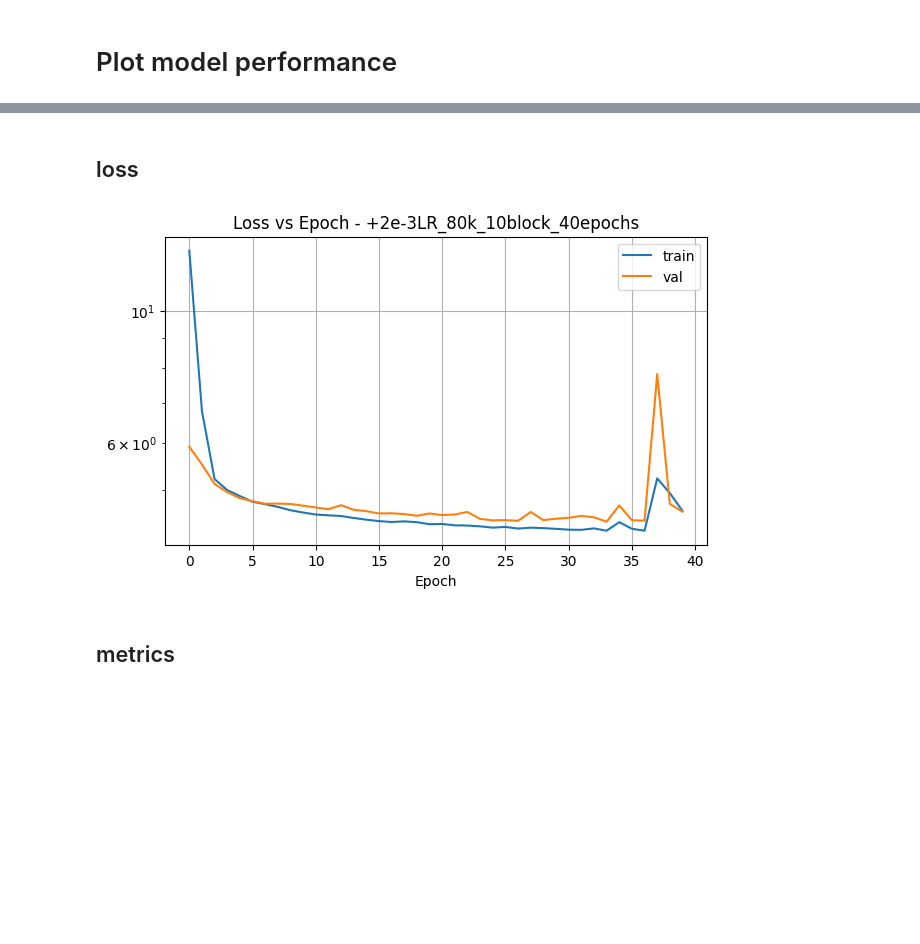
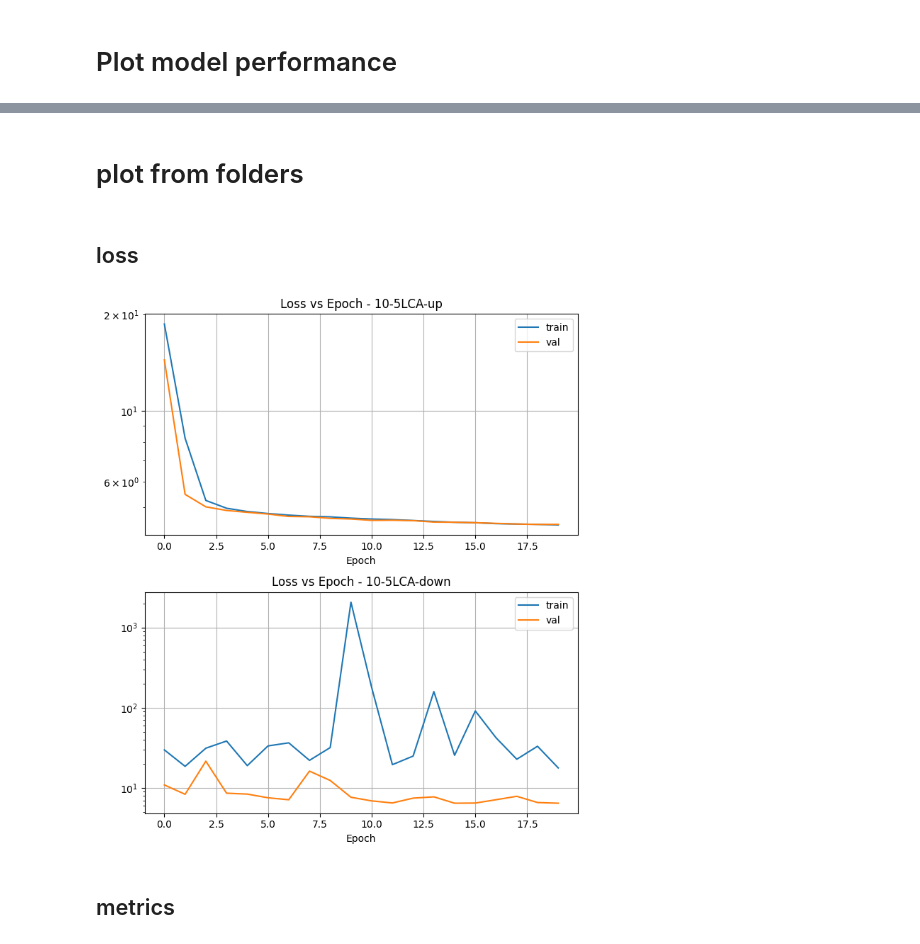
Before and after one commit to willsutcliffe/scalable_mtl_hgnn, a Jupyter notebook: Plot_Drawer.ipynb, the cells around one changed output, grey strips where cells are left out. Cells and saved outputs as stored; diff of their text form; code cells hidden in the pictures; blank space fills up the shorter version.

```diff
--- a/Plot_Drawer.ipynb
+++ b/Plot_Drawer.ipynb
@@ -39,0 +222,21 @@ for label, yml in configs_to_compare.items():
+# %%
+pred    = outputs[('tracks', 'to', 'tracks')].edges
+label      = data[('tracks', 'to', 'tracks')].y.argmax(dim=1)
+n_class =    data[('tracks', 'to', 'tracks')].y.shape[1]
+
+correct_class = {i : 0 for i in range(n_class)}
+pred_argmax = torch.argmax(pred, dim=1)
+acc_err = torch.zeros(n_class)
+
+pred_class = {i : (pred_argmax == i).sum() for i in range(n_class)}
+true_class = {i : (label == i).sum() for i in range(n_class)}
+
+if len(pred) != len(label):
+    print("something goes wrong in acc_n_class")
+    print(len(pred), len(label))
+else:
+    for i in range(n_class):
+        correct_class[i] = torch.sum(pred_argmax[label == i] == label[label == i])
+        #acc_err[i] = compute_efficiency_error(correct_class[i], true_class[i])
+
+correct_preds = torch.Tensor([correct_class[i] for i in range(n_class)])
@@ -39,0 +320,7 @@ for label, yml in configs_to_compare.items():
+# %%
+for i in range(data['tracks'].x.shape[1]):
+    plt.hist(data['tracks'].x[data['tracks'].batch==0,i].cpu().detach().numpy(),bins=50,histtype='step',label='data')
+    plt.hist(outputs['tracks'].x[data['tracks'].batch==0,i].cpu().detach().numpy(),bins=50,histtype='step',label='outputs')
+    plt.yscale('log')
+    plt.legend()
+    plt.show()
@@ -40,3 +341,5 @@ for label, yml in configs_to_compare.items():
+# %% [markdown]
+# plot from folders
 # %%
 # Define the output folders to compare
 configs_to_compare = {
@@ -44,8 +347,14 @@ configs_to_compare = {
     #"onlyLong" : "Final_heterogeneous_8block_10_epochs_message_passing_BCE_onlyLong15k",
     #"onlyLong+3e-3LR": "Final_heterogeneous_8block_10_epochs_message_passing_BCE_onlyLong15k_x3LR",
     #"onlyLong+2e-3LR_80k": "Final_heterogeneous_8block_10_0.002LR_epochs_message_passing_BCE_onlyLong80k",
-    #"onlyLong+2e-3LR_80k_10block": "Final_heterogeneous_10block_10_0.002LR_epochs_message_passing_BCE_onlyLong80k",
-    "+2e-3LR_80k_10block_40epochs": "Final_heterogeneous_10block_40_0.002LR_epochs_message_passing_BCE_onlyLong80k",
+
+    #"+2e-3LR_80k_10block_40epochs": "Final_heterogeneous_10block_40_0.002LR_epochs_message_passing_BCE_onlyLong80k",
+    #"64b-up-down": "Final_heterogeneous_10block_10_0.002LR_epochs_64batch_message_passing_BCE_onlyLong80k",
+    #"8-4LCA": "Final_heterogeneous_8block_20_epochs_0.002LR_32batch_message_passing_BCE_onlyLong",
+    #"8-4LCA-up": "Final_heterogeneous_8block_20_epochs_0.002LR_32batch_message_passing_BCE_4LCA_onlyLongUp",
+    #"8-5LCA-up": "Final_heterogeneous_8block_20_epochs_0.002LR_32batch_message_passing_BCE_5LCA_onlyLongUp",
+    "10-5LCA-up": "Final_heterogeneous_10block_20_epochs_0.002LR_32batch_message_passing_BCE_5LCA_onlyLongUp",
+    "10-5LCA-down": "Final_heterogeneous_10block_20_epochs_0.002LR_32batch_message_passing_BCE_5LCA_onlyLongDown",
 }
 
 # Load the config files
@@ -60,23 +369,24 @@ for label, folder in configs_to_compare.items():
 # %%
 models = list(datasets.keys())
 
 Nmodels = len(models)
 fig, axs = plt.subplots(Nmodels, 1, figsize=(7,4*Nmodels))
 if Nmodels == 1:
     axs = [axs]
 for i,label in enumerate(datasets.keys()):
     axs[i].plot(datasets[label][f"train_loss"], label=f"train")
     axs[i].plot(datasets[label][f"val_loss"], label=f"val")
     axs[i].set_xlabel('Epoch')
     axs[i].grid()
     #axs[i].set_xlim(8, 11)
     #axs[i].set_ylim(1, 6)
     axs[i].set_yscale('log')
     axs[i].set_title(f"Loss vs Epoch - {label}")
     axs[i].legend()
+plt.tight_layout()
 plt.show()
 # %% [output]
-[figure, old version]
+[figure, new version]
 # %% [markdown]
 ## metrics
 # %%
```
Also changed, not shown: parts of 9 cells of this notebook, 3 other files.
